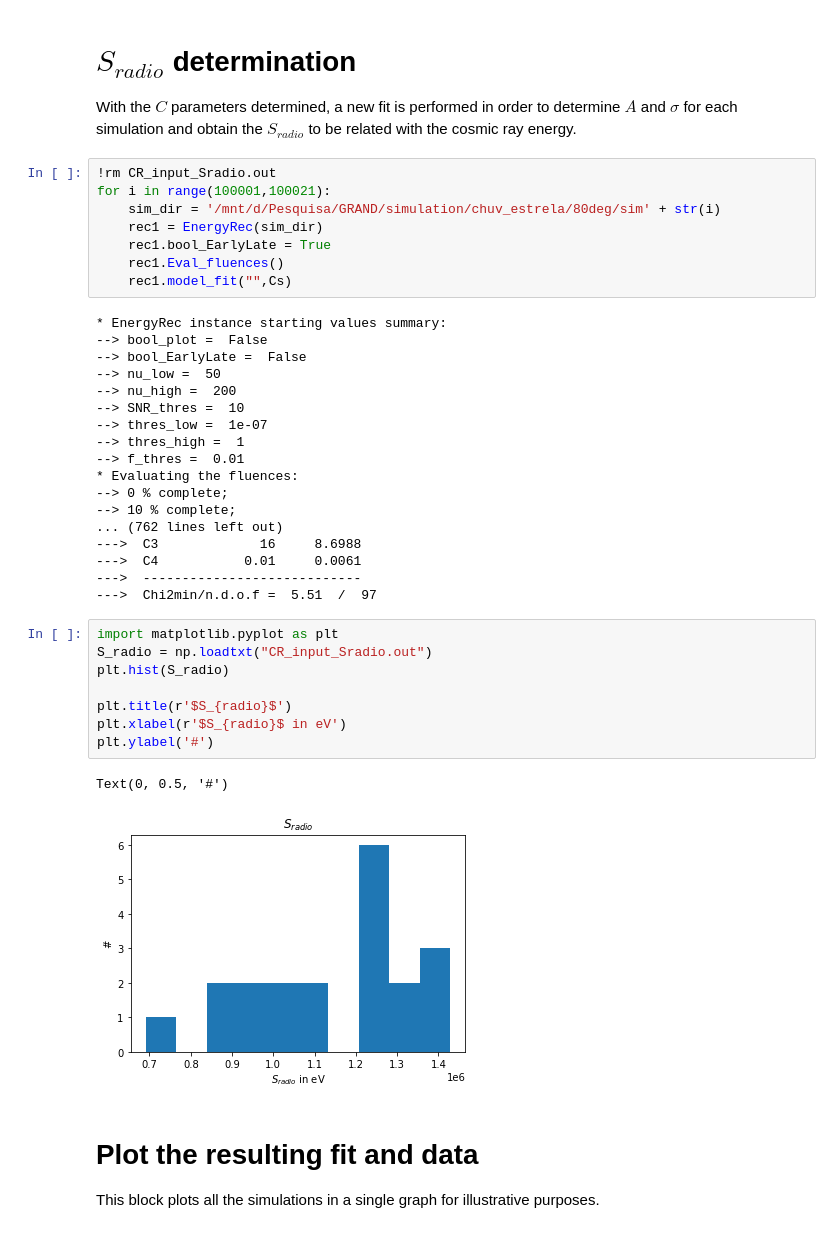
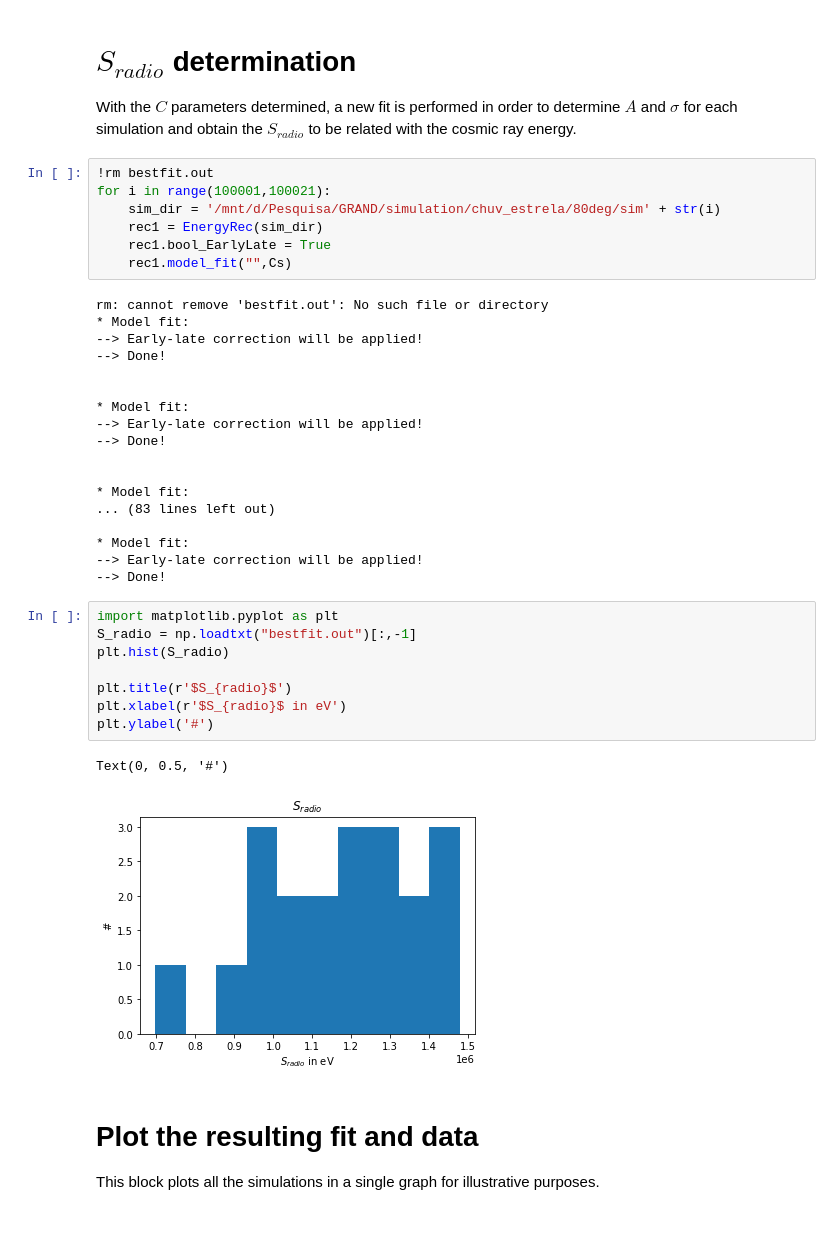
Before and after one commit to grand-mother/grand-energy-rec, a Jupyter notebook: EnergyFluence_Correas_AERA_Training.ipynb, the cells around one changed output. Saved outputs shown, nothing was run; the diff lists cells and outputs as text.

```diff
--- a/EnergyFluence_Correas_AERA_Training.ipynb
+++ b/EnergyFluence_Correas_AERA_Training.ipynb
@@ -87,42 +61,41 @@ Cs =rec1.bestfit[2:7]
 
 With the $C$ parameters determined, a new fit is performed in order to determine $A$ and $\sigma$ for each simulation and obtain the $S_{radio}$ to be related with the cosmic ray energy.
 # %%
-!rm CR_input_Sradio.out
+!rm bestfit.out
 for i in range(100001,100021):
     sim_dir = '/mnt/d/Pesquisa/GRAND/simulation/chuv_estrela/80deg/sim' + str(i)
     rec1 = EnergyRec(sim_dir)
     rec1.bool_EarlyLate = True
-    rec1.Eval_fluences()
     rec1.model_fit("",Cs)
 # %% [output]
-* EnergyRec instance starting values summary:
---> bool_plot =  False
---> bool_EarlyLate =  False
---> nu_low =  50
---> nu_high =  200
---> SNR_thres =  10
---> thres_low =  1e-07
---> thres_high =  1
---> f_thres =  0.01
-* Evaluating the fluences:
---> 0 % complete;
---> 10 % complete;
-... (762 lines left out)
---->  C3             16     8.6988
---->  C4           0.01     0.0061
---->  ----------------------------
---->  Chi2min/n.d.o.f =  5.51  /  97
+rm: cannot remove 'bestfit.out': No such file or directory
+* Model fit:
+--> Early-late correction will be applied!
+--> Done!
+
+
+* Model fit:
+--> Early-late correction will be applied!
+--> Done!
+
+
+* Model fit:
+... (83 lines left out)
+
+* Model fit:
+--> Early-late correction will be applied!
+--> Done!
 # %%
 import matplotlib.pyplot as plt
-S_radio = np.loadtxt("CR_input_Sradio.out")
+S_radio = np.loadtxt("bestfit.out")[:,-1]
 plt.hist(S_radio)
 
 plt.title(r'$S_{radio}$')
 plt.xlabel(r'$S_{radio}$ in eV')
 plt.ylabel('#')
 # %% [output]
 Text(0, 0.5, '#')
-[figure, old version]
+[figure, new version]
 # %% [markdown]
 # Plot the resulting fit and data
 
```
Also changed, not shown: parts of 11 cells of this notebook, 2 other files.
